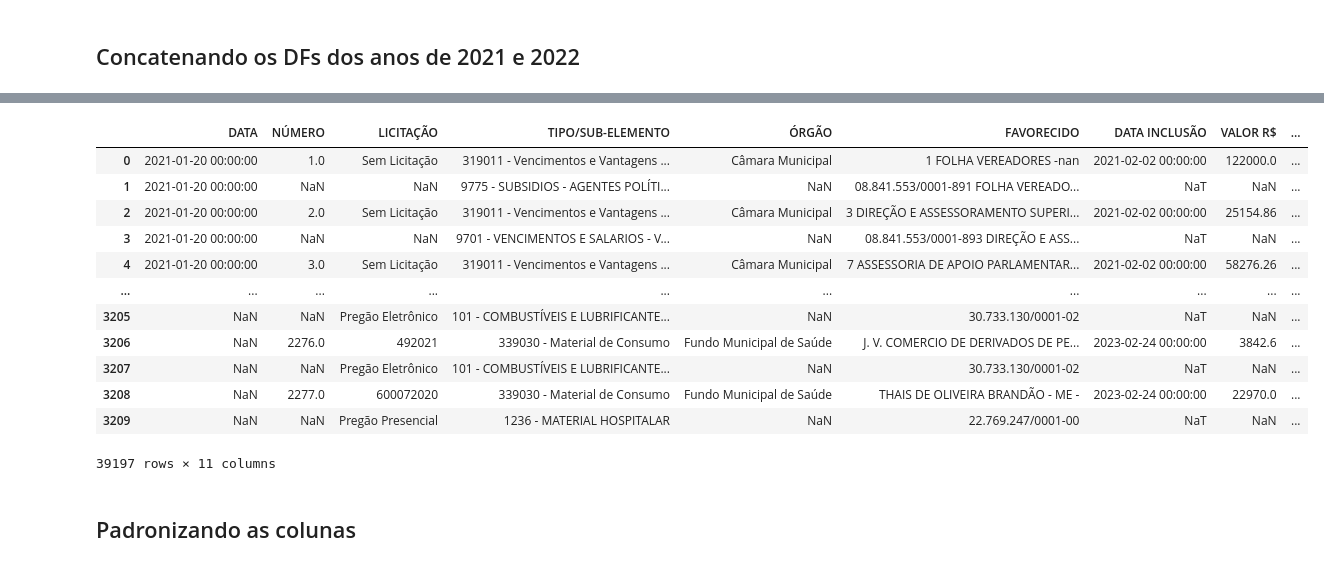
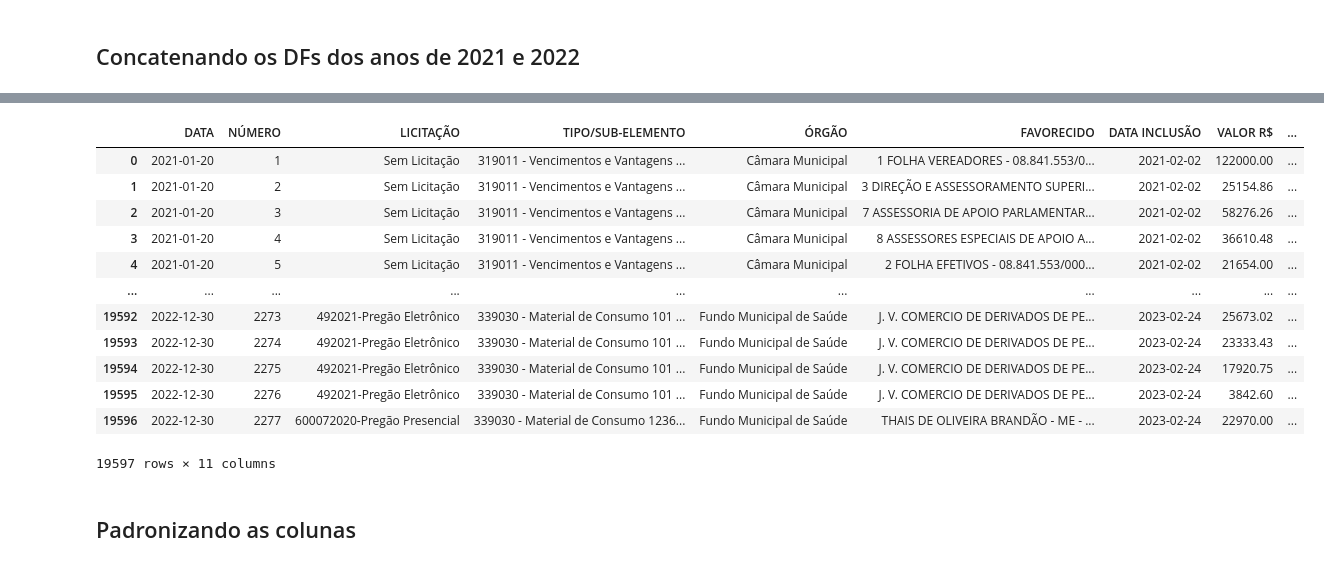
Before and after one commit to AllysonAbreu/dw_contas_publicas_2022, a Jupyter notebook: TCC2/dados/02_despesas/dados_para_carga/tratamento_novos_dados.ipynb, the cells around one changed output, grey strips where cells are left out. Cells and saved outputs as stored; diff of their text form; code cells hidden in the pictures.

```diff
--- a/TCC2/dados/02_despesas/dados_para_carga/tratamento_novos_dados.ipynb
+++ b/TCC2/dados/02_despesas/dados_para_carga/tratamento_novos_dados.ipynb
@@ -383,0 +357,4 @@ df_concat_2022
+# %%
+df_concat_2021['DATA'].fillna(method='ffill', inplace=True)
+df_concat_2021.reset_index(drop=True, inplace=True)
+df_concat_2021
@@ -383,0 +375,4 @@ df_concat_2022
+# %%
+df_concat_2022['DATA'].fillna(method='ffill', inplace=True)
+df_concat_2022.reset_index(drop=True, inplace=True)
+df_concat_2022
@@ -383,0 +393,3 @@ df_concat_2022
+# %%
+df_concat_2021 = concat_celulas(df_concat_2021)
+df_concat_2021
@@ -383,0 +410,3 @@ df_concat_2022
+# %%
+df_concat_2022 = concat_celulas(df_concat_2022)
+df_concat_2022
@@ -384,19 +457,20 @@ df_concat_2022
 # %%
 df_concat_21_22 = pd.concat([df_concat_2021,df_concat_2022])
+df_concat_21_22.reset_index(drop=True, inplace=True)
 df_concat_21_22
 # %% [output]
 |  | DATA | NÚMERO | LICITAÇÃO | TIPO/SUB-ELEMENTO | ÓRGÃO | FAVORECIDO | DATA INCLUSÃO | VALOR R$ | ... |
-| 0 | 2021-01-20 00:00:00 | 1.0 | Sem Licitação | 319011 - Vencimentos e Vantagens ... | Câmara Municipal | 1 FOLHA VEREADORES -nan | 2021-02-02 00:00:00 | 122000.0 | ... |
-| 1 | 2021-01-20 00:00:00 | NaN | NaN | 9775 - SUBSIDIOS - AGENTES POLÍTI... | NaN | 08.841.553/0001-891 FOLHA VEREADO... | NaT | NaN | ... |
-| 2 | 2021-01-20 00:00:00 | 2.0 | Sem Licitação | 319011 - Vencimentos e Vantagens ... | Câmara Municipal | 3 DIREÇÃO E ASSESSORAMENTO SUPERI... | 2021-02-02 00:00:00 | 25154.86 | ... |
-| 3 | 2021-01-20 00:00:00 | NaN | NaN | 9701 - VENCIMENTOS E SALARIOS - V... | NaN | 08.841.553/0001-893 DIREÇÃO E ASS... | NaT | NaN | ... |
-| 4 | 2021-01-20 00:00:00 | 3.0 | Sem Licitação | 319011 - Vencimentos e Vantagens ... | Câmara Municipal | 7 ASSESSORIA DE APOIO PARLAMENTAR... | 2021-02-02 00:00:00 | 58276.26 | ... |
+| 0 | 2021-01-20 | 1 | Sem Licitação | 319011 - Vencimentos e Vantagens ... | Câmara Municipal | 1 FOLHA VEREADORES - 08.841.553/0... | 2021-02-02 | 122000.00 | ... |
+| 1 | 2021-01-20 | 2 | Sem Licitação | 319011 - Vencimentos e Vantagens ... | Câmara Municipal | 3 DIREÇÃO E ASSESSORAMENTO SUPERI... | 2021-02-02 | 25154.86 | ... |
+| 2 | 2021-01-20 | 3 | Sem Licitação | 319011 - Vencimentos e Vantagens ... | Câmara Municipal | 7 ASSESSORIA DE APOIO PARLAMENTAR... | 2021-02-02 | 58276.26 | ... |
+| 3 | 2021-01-20 | 4 | Sem Licitação | 319011 - Vencimentos e Vantagens ... | Câmara Municipal | 8 ASSESSORES ESPECIAIS DE APOIO A... | 2021-02-02 | 36610.48 | ... |
+| 4 | 2021-01-20 | 5 | Sem Licitação | 319011 - Vencimentos e Vantagens ... | Câmara Municipal | 2 FOLHA EFETIVOS - 08.841.553/000... | 2021-02-02 | 21654.00 | ... |
 | ... | ... | ... | ... | ... | ... | ... | ... | ... | ... |
-| 3205 | NaN | NaN | Pregão Eletrônico | 101 - COMBUSTÍVEIS E LUBRIFICANTE... | NaN | 30.733.130/0001-02 | NaT | NaN | ... |
-| 3206 | NaN | 2276.0 | 492021 | 339030 - Material de Consumo | Fundo Municipal de Saúde | J. V. COMERCIO DE DERIVADOS DE PE... | 2023-02-24 00:00:00 | 3842.6 | ... |
-| 3207 | NaN | NaN | Pregão Eletrônico | 101 - COMBUSTÍVEIS E LUBRIFICANTE... | NaN | 30.733.130/0001-02 | NaT | NaN | ... |
-| 3208 | NaN | 2277.0 | 600072020 | 339030 - Material de Consumo | Fundo Municipal de Saúde | THAIS DE OLIVEIRA BRANDÃO - ME - | 2023-02-24 00:00:00 | 22970.0 | ... |
-| 3209 | NaN | NaN | Pregão Presencial | 1236 - MATERIAL HOSPITALAR | NaN | 22.769.247/0001-00 | NaT | NaN | ... |
+| 19592 | 2022-12-30 | 2273 | 492021-Pregão Eletrônico | 339030 - Material de Consumo 101 ... | Fundo Municipal de Saúde | J. V. COMERCIO DE DERIVADOS DE PE... | 2023-02-24 | 25673.02 | ... |
+| 19593 | 2022-12-30 | 2274 | 492021-Pregão Eletrônico | 339030 - Material de Consumo 101 ... | Fundo Municipal de Saúde | J. V. COMERCIO DE DERIVADOS DE PE... | 2023-02-24 | 23333.43 | ... |
+| 19594 | 2022-12-30 | 2275 | 492021-Pregão Eletrônico | 339030 - Material de Consumo 101 ... | Fundo Municipal de Saúde | J. V. COMERCIO DE DERIVADOS DE PE... | 2023-02-24 | 17920.75 | ... |
+| 19595 | 2022-12-30 | 2276 | 492021-Pregão Eletrônico | 339030 - Material de Consumo 101 ... | Fundo Municipal de Saúde | J. V. COMERCIO DE DERIVADOS DE PE... | 2023-02-24 | 3842.60 | ... |
+| 19596 | 2022-12-30 | 2277 | 600072020-Pregão Presencial | 339030 - Material de Consumo 1236... | Fundo Municipal de Saúde | THAIS DE OLIVEIRA BRANDÃO - ME - ... | 2023-02-24 | 22970.00 | ... |
-39197 rows × 11 columns
+19597 rows × 11 columns
 # %% [markdown]
 ## Padronizando as colunas
```
Also changed, not shown: parts of 27 cells of this notebook, 21 other files.
